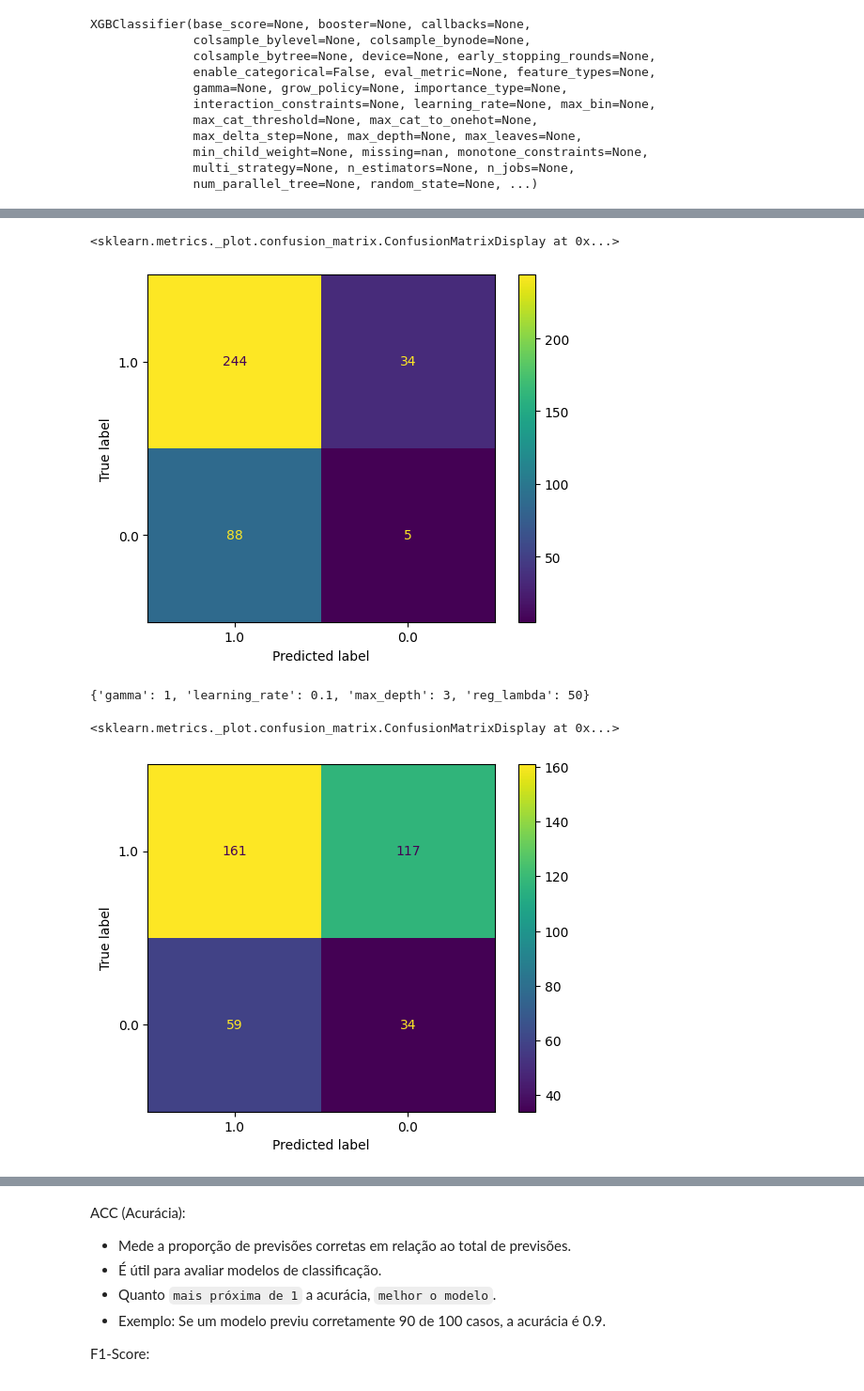
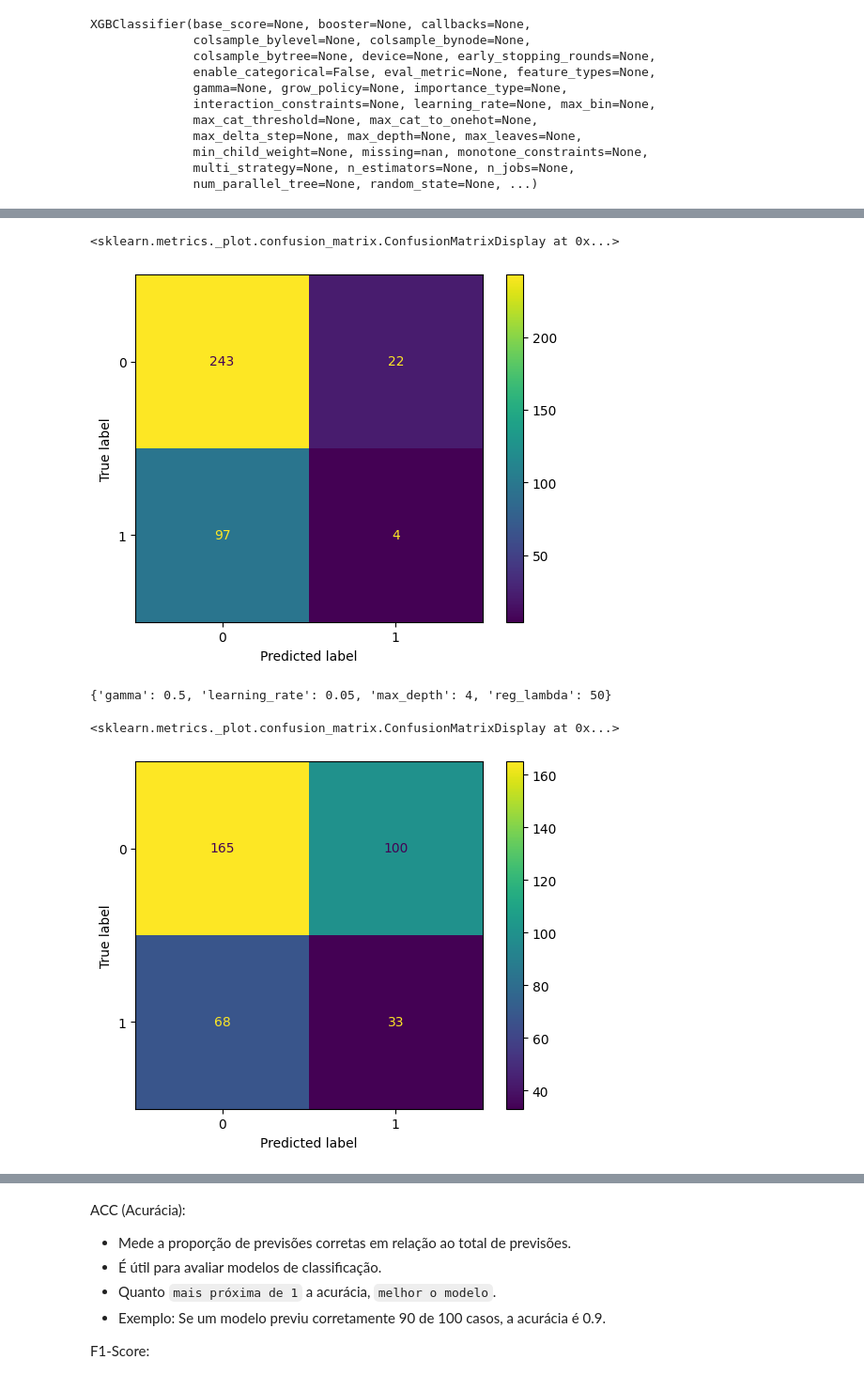
Before and after one commit to mfollypp/Machine-Learning-for-Healthcare, a Jupyter notebook: Projeto de Aplicação/leigh_syndrome.ipynb, the cells around one changed output, grey strips where cells are left out. Shown at 94% size. Saved outputs shown, nothing was run; the diff lists cells and outputs as text; code cells hidden in the pictures.

Commit message:
fixing inverted labels and adding blood cell columns

```diff
--- a/Projeto de Aplicação/leigh_syndrome.ipynb
+++ b/Projeto de Aplicação/leigh_syndrome.ipynb
@@ -40,8 +40,7 @@ df.describe()
 df.drop(["Patient Id", "Patient First Name", "Family Name", "Father's name", "Institute Name",
         "Location of Institute", "Test 1", "Test 2", "Test 3", "Test 4", "Test 5", "Parental consent",
         "Place of birth", "Symptom 1", "Symptom 2", "Symptom 3", "Symptom 4", "Symptom 5", "Patient Age",
-        "Status", "Birth asphyxia", "Autopsy shows birth defect (if applicable)", "Follow-up",
-        'Blood cell count (mcL)', 'White Blood cell count (thousand per microliter)'],
+        "Status", "Birth asphyxia", "Autopsy shows birth defect (if applicable)", "Follow-up"],
         axis=1, inplace=True)
 
 df = df.rename(columns= {
@@ -63,6 +62,8 @@ df = df.rename(columns= {
         'No. of previous abortion': 'num_of_previous_abortion',
         'Birth defects': 'birth_defects',
         'Blood test result': 'blood_test_result',
+        'Blood cell count (mcL)': 'blood_cell_count',
+        'White Blood cell count (thousand per microliter)': 'white_blood_cell_count',
         'Genetic Disorder': 'genetic_disorder',
         'Disorder Subclass': 'disorder_subclass'
 })
@@ -474,12 +458,11 @@ dtype: int64
 # Exibir a confusion matrix
 y_pred = xgb_clf.predict(X_test)
 cm = confusion_matrix(y_test, y_pred)
-labels = y.unique()
-disp = ConfusionMatrixDisplay(confusion_matrix=cm, display_labels=labels)
+disp = ConfusionMatrixDisplay(confusion_matrix=cm)
 disp.plot(xticks_rotation='horizontal')
 # %% [output]
 <sklearn.metrics._plot.confusion_matrix.ConfusionMatrixDisplay at 0x...>
-[figure, old version]
+[figure, new version]
 # %%
 # Configurando hiperparâmetros para o GridSearchCV do XGBoost para otimizar o modelo
 param_grid = {
@@ -509,27 +492,26 @@ reg_lambda = optimal_params.best_params_['reg_lambda']
 
 print(optimal_params.best_params_)
 # %% [output]
-{'gamma': 1, 'learning_rate': 0.1, 'max_depth': 3, 'reg_lambda': 50}
+{'gamma': 0.5, 'learning_rate': 0.05, 'max_depth': 4, 'reg_lambda': 50}
 # %%
 # Criando o modelo XGBoost com os hiperparâmetros otimizados
 xgb_clf_opt = xgb.XGBClassifier(
     max_depth=max_depth,
     learning_rate=learning_rate,
     gamma=gamma,
     reg_lambda=reg_lambda,
     scale_pos_weight=scale_pos_weight # Para controlar o balanceamento de classes positivas no modelo dada a quantidade de classes negativas
 )
 xgb_clf_opt.fit(X_train, y_train)
 
 # Exibir a confusion matrix
 y_pred = xgb_clf_opt.predict(X_test)
 cm = confusion_matrix(y_test, y_pred)
-labels = y.unique()
-disp = ConfusionMatrixDisplay(confusion_matrix=cm, display_labels=labels)
+disp = ConfusionMatrixDisplay(confusion_matrix=cm)
 disp.plot(xticks_rotation='horizontal')
 # %% [output]
 <sklearn.metrics._plot.confusion_matrix.ConfusionMatrixDisplay at 0x...>
-[figure, old version]
+[figure, new version]
 # %%
 # Printar a XGBoost tree
 bst = xgb_clf_opt.get_booster()
```
Also changed, not shown: parts of 23 cells of this notebook, 1 other file.
